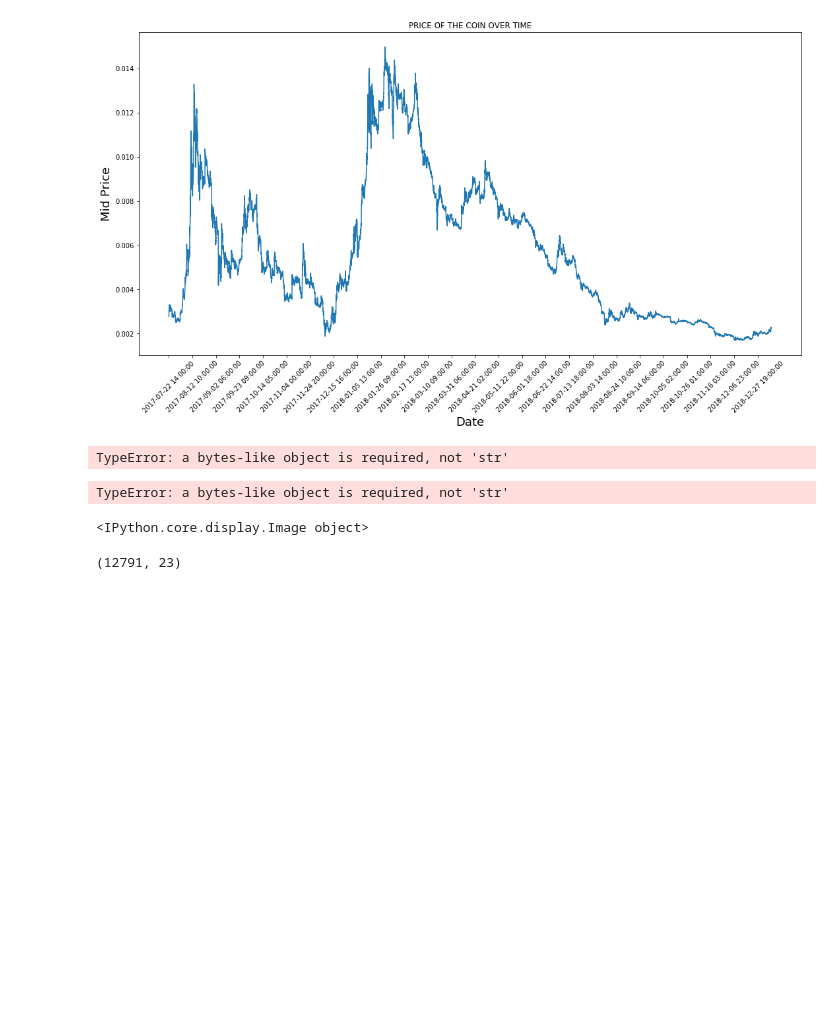
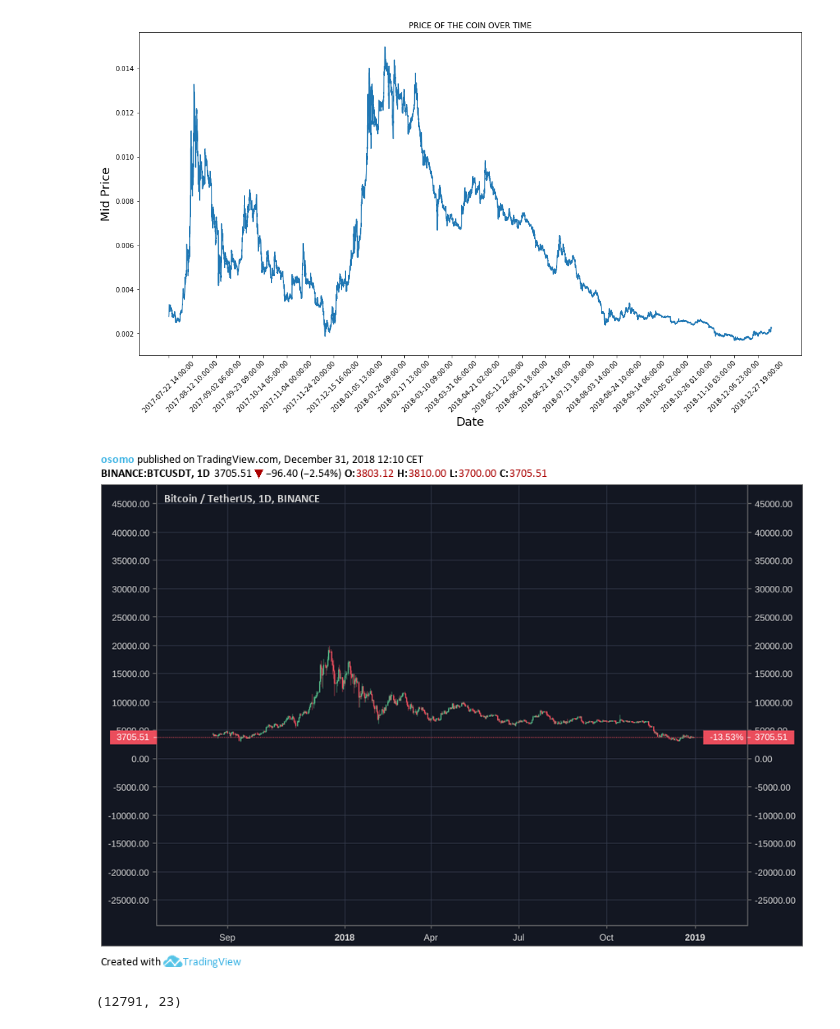
Before and after one commit to avesomo/trad_view_scraper, a Jupyter notebook: predictions_price.ipynb, the cells around one changed output. Cells and saved outputs as stored; diff of their text form; code cells hidden in the pictures; blank space fills up the shorter version.

```diff
--- a/predictions_price.ipynb
+++ b/predictions_price.ipynb
@@ -122,13 +122,11 @@ plt.show()
 # %%
 # Just to confirm, a screenshot from TradingView to confirm the data is correct.
 # TradingView is the most known platform for technical analysis of the markets (not only crypto)
 # The image might be obsolete - depending on the time you're reading it.
 # It is a diagram for Bitcoin with 1D timeframe.
-display(Image('data/btcusdt_1h.png', width=1200, unconfined=True))
+display(Image('data/img/btcusdt_1h.png', width=1200, unconfined=True))
 # %% [output]
-TypeError: a bytes-like object is required, not 'str'
-TypeError: a bytes-like object is required, not 'str'
-<IPython.core.display.Image object>
+[figure, added]
 # %%
 # attaching data into a variable
 mid_prices = data['mid_price']
```
Also changed, not shown: parts of 2 cells of this notebook, 4 other files.
